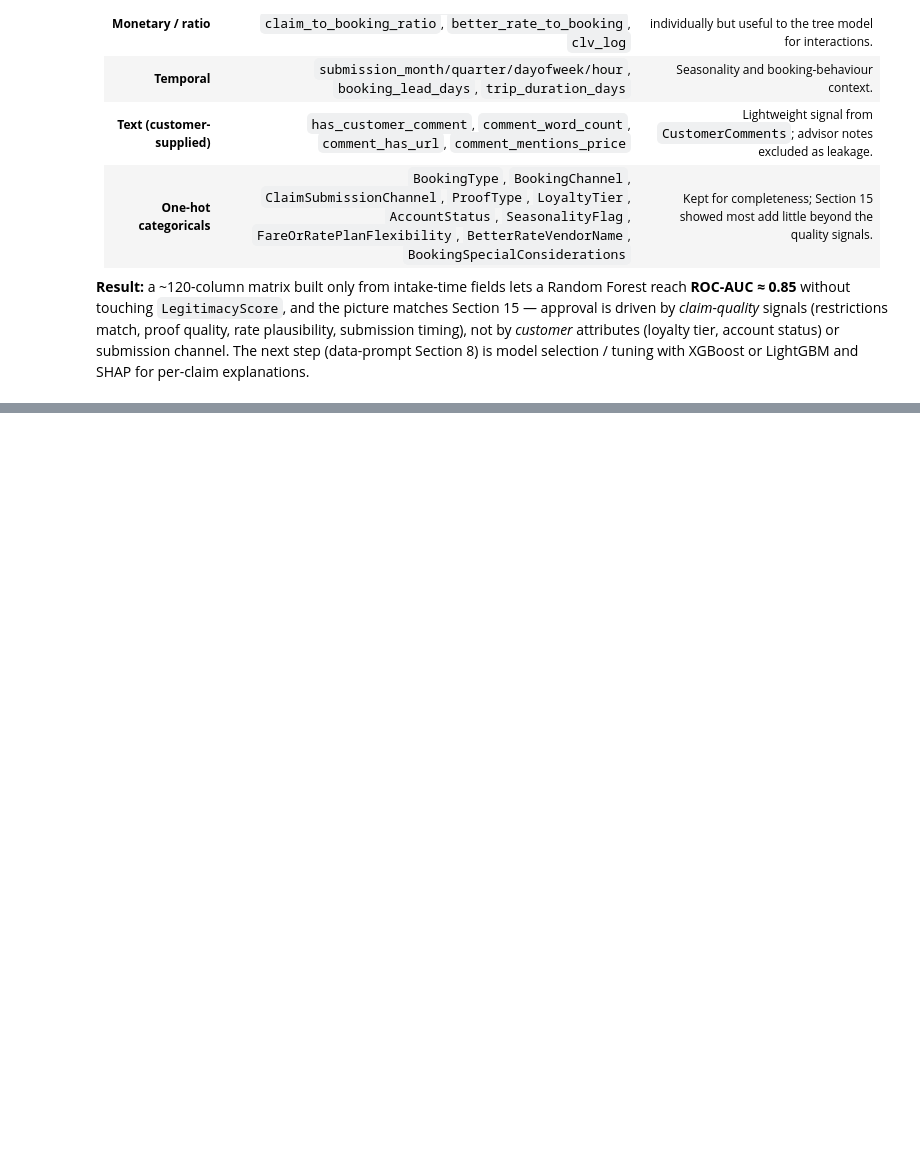
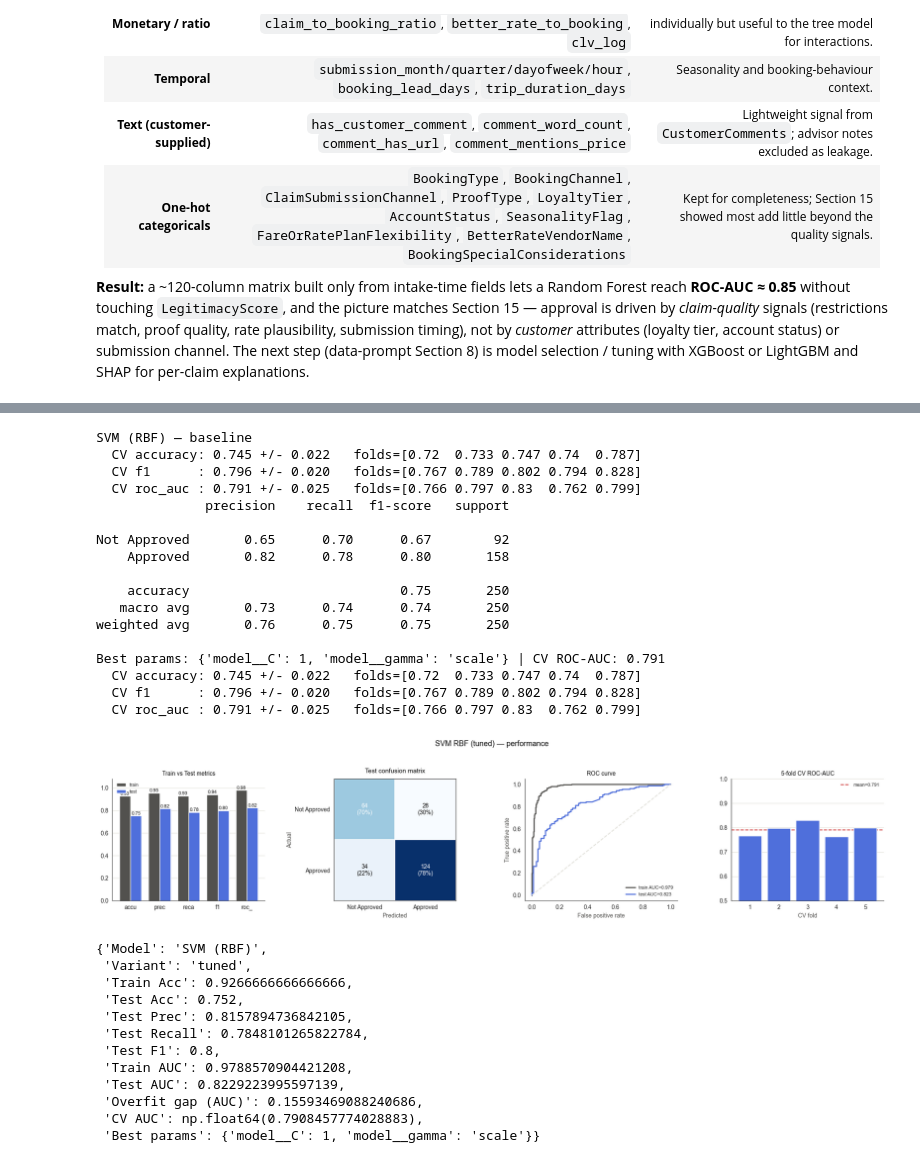
Before and after one commit to dpathak1969/PriceMatchGuarantee, a Jupyter notebook: PMG.ipynb, the cells around one changed output, grey strips where cells are left out. Saved outputs shown, nothing was run; the diff lists cells and outputs as text; code cells hidden in the pictures; blank space fills up the shorter version.

```diff
--- a/PMG.ipynb
+++ b/PMG.ipynb
@@ -1557,0 +2068,56 @@ and SHAP for per-claim explanations.
+# %%
+from sklearn.svm import SVC
+
+# ---------- baseline ----------
+svm_base = scaled_pipeline(SVC(kernel="rbf", probability=True, class_weight="balanced",
+                               random_state=RANDOM_STATE))
+svm_base.fit(X_train, y_train)
+print("SVM (RBF) — baseline")
+svm_cv_means, svm_cvres = cross_val_report(svm_base, X_train, y_train)
+m = split_metrics(svm_base, X_train, y_train, X_test, y_test)
+record_result("SVM (RBF)", "baseline", m, svm_cv_means)
+print(classification_report(y_test, svm_base.predict(X_test), target_names=["Not Approved", "Approved"]))
+
+# ---------- fine-tuning ----------
+svm_grid = GridSearchCV(
+    scaled_pipeline(SVC(kernel="rbf", probability=True, class_weight="balanced", random_state=RANDOM_STATE)),
+    param_grid={"model__C": [0.5, 1, 3, 10], "model__gamma": ["scale", 0.01, 0.05]},
+    cv=CV, scoring="roc_auc", n_jobs=-1)
+svm_grid.fit(X_train, y_train)
+print("Best params:", svm_grid.best_params_, "| CV ROC-AUC:", round(svm_grid.best_score_, 3))
+
+svm_best = svm_grid.best_estimator_
+svm_tuned_cv_means, svm_tuned_cvres = cross_val_report(svm_best, X_train, y_train)
+m_svm = plot_model_report("SVM RBF (tuned)", svm_best, svm_tuned_cvres)
+record_result("SVM (RBF)", "tuned", m_svm, svm_tuned_cv_means, svm_grid.best_params_)
+# %% [output]
+SVM (RBF) — baseline
+  CV accuracy: 0.745 +/- 0.022   folds=[0.72  0.733 0.747 0.74  0.787]
+  CV f1      : 0.796 +/- 0.020   folds=[0.767 0.789 0.802 0.794 0.828]
+  CV roc_auc : 0.791 +/- 0.025   folds=[0.766 0.797 0.83  0.762 0.799]
+              precision    recall  f1-score   support
+
+Not Approved       0.65      0.70      0.67        92
+    Approved       0.82      0.78      0.80       158
+
+    accuracy                           0.75       250
+   macro avg       0.73      0.74      0.74       250
+weighted avg       0.76      0.75      0.75       250
+
+Best params: {'model__C': 1, 'model__gamma': 'scale'} | CV ROC-AUC: 0.791
+  CV accuracy: 0.745 +/- 0.022   folds=[0.72  0.733 0.747 0.74  0.787]
+  CV f1      : 0.796 +/- 0.020   folds=[0.767 0.789 0.802 0.794 0.828]
+  CV roc_auc : 0.791 +/- 0.025   folds=[0.766 0.797 0.83  0.762 0.799]
+[figure, added]
+{'Model': 'SVM (RBF)',
+ 'Variant': 'tuned',
+ 'Train Acc': 0.9266666666666666,
+ 'Test Acc': 0.752,
+ 'Test Prec': 0.8157894736842105,
+ 'Test Recall': 0.7848101265822784,
+ 'Test F1': 0.8,
+ 'Train AUC': 0.9788570904421208,
+ 'Test AUC': 0.8229223995597139,
+ 'Overfit gap (AUC)': 0.15593469088240686,
+ 'CV AUC': np.float64(0.7908457774028883),
+ 'Best params': {'model__C': 1, 'model__gamma': 'scale'}}
```
Also changed, not shown: parts of 50 cells of this notebook, 1 other file.
